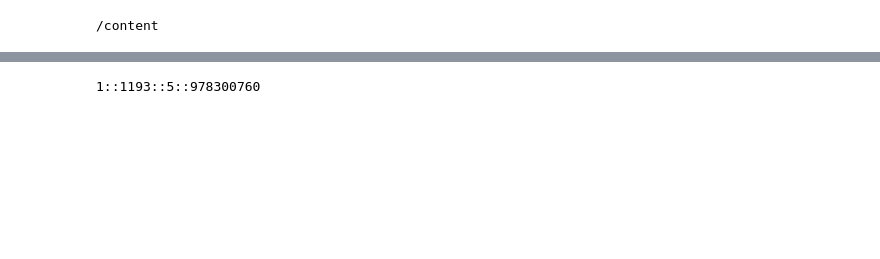
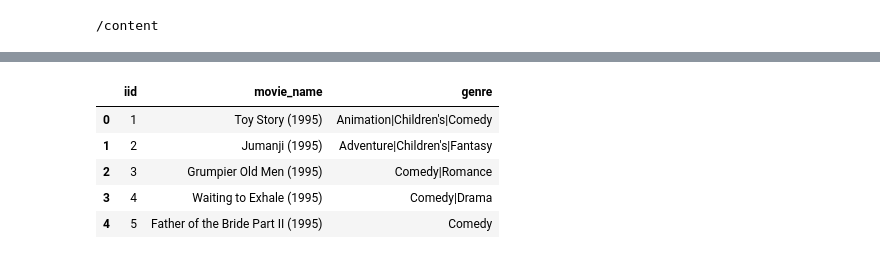
Before and after one commit to pko89403/AuditoriumPeopleSimulator, a Jupyter notebook: item2vec.ipynb, the cells around one changed output, grey strips where cells are left out. Drawn from its saved outputs; the diff is of its cells as text; code cells hidden in the pictures; blank space fills up the shorter version.

```diff
--- a/item2vec.ipynb
+++ b/item2vec.ipynb
@@ -26,7 +11,21 @@ sample_data
 # %%
-DATASET_PATH = "/content/drive/My Drive/data/ml-1m/ratings.dat"
+import pandas as pd
+
+RATINGS_PATH = "/content/drive/My Drive/data/ml-1m/ratings.dat"
+MOVIES_PATH = "/content/drive/My Drive/data/ml-1m/movies.dat"
-# %%
-with open(DATASET_PATH, 'r') as f:
-  print(f.readline())
-# %% [output]
-1::1193::5::978300760
+# %%
+ratings = pd.read_csv(RATINGS_PATH, header=None, sep="::", engine="python")
+movies = pd.read_csv(MOVIES_PATH, header=None, sep="::", engine="python")
+# %%
+ratings.columns = ["uuid", "iid", "rating", "timestamp"]
+movies.columns = ["iid", "movie_name", "genre"]
+# %%
+ratings.head()
+movies.head()
+# %% [output]
+|  | iid | movie_name | genre |
+| 0 | 1 | Toy Story (1995) | Animation|Children's|Comedy |
+| 1 | 2 | Jumanji (1995) | Adventure|Children's|Fantasy |
+| 2 | 3 | Grumpier Old Men (1995) | Comedy|Romance |
+| 3 | 4 | Waiting to Exhale (1995) | Comedy|Drama |
+| 4 | 5 | Father of the Bride Part II (1995) | Comedy |
```
Also changed, not shown: parts of 21 cells of this notebook.
